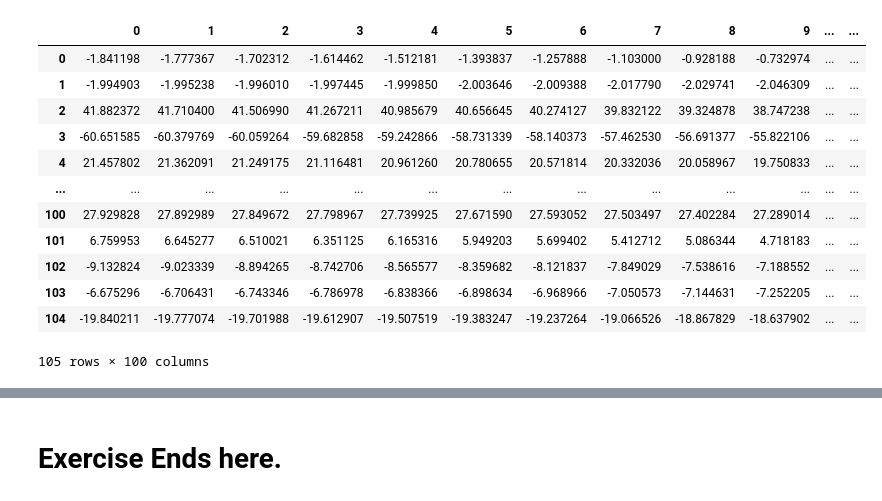
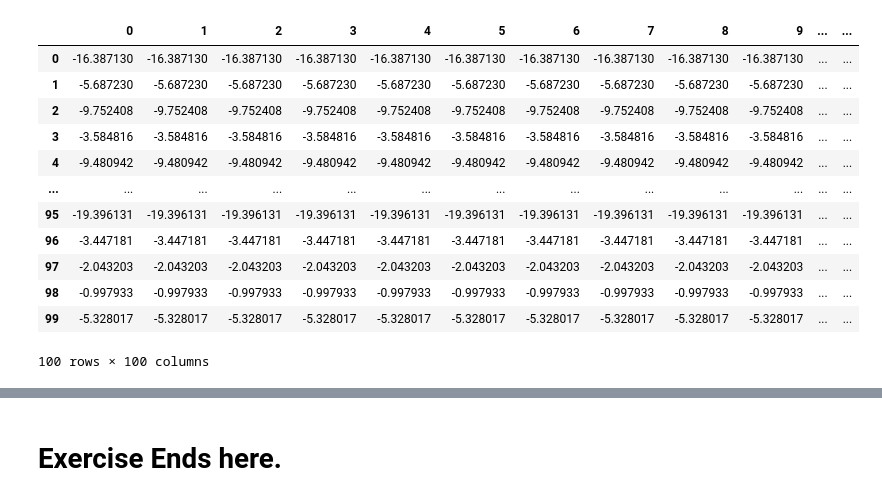
Before and after one commit to s6emschw/RM-project, a Jupyter notebook: Variance-Bias-Tradeoff.ipynb, the cells around one changed output, grey strips where cells are left out. Cells and saved outputs as stored; diff of their text form; code cells hidden in the pictures.

```diff
--- a/Variance-Bias-Tradeoff.ipynb
+++ b/Variance-Bias-Tradeoff.ipynb
@@ -69,52 +69,52 @@ array([1.00000000e-02, 1.09749877e-02, 1.20450354e-02, 1.32194115e-02,
        5.21400829e+01, 5.72236766e+01, 6.28029144e+01, 6.89261210e+01,
        7.56463328e+01, 8.30217568e+01, 9.11162756e+01, 1.00000000e+02])
 # %%
-np.random.seed(120)
+np.random.seed(900)
 
 n = 30
 p = 35
 min_cor = 0  # we have not included multicollinearity in our analysis yet.
 max_cor = 0
 true_betas = np.repeat(5, p)
-iterations = 105
+iterations = 100
 
-y_true_train, y_noise_train, X_train, df_train = get_sim_data(p, n, min_cor, max_cor, true_betas) # get training data
-alphas = np.logspace(-2,6,100)
+y_true_test, y_noise_test, X_test, df_test= get_sim_data(p, n, min_cor, max_cor, true_betas) # get training data
+alphas = np.logspace(-13,1,100)
 
 
 store_predictions_list = []
 
 for i in range(iterations):
 
     store_predictions = []
 
-    y_true_test, y_noise_test, X_test, df_test = get_sim_data(p, n, min_cor, max_cor, true_betas) # get test data
+    y_true_train, y_noise_train, X_train, df_train = get_sim_data(p, n, min_cor, max_cor, true_betas) # get test data
 
     for a in alphas:
 
         ridge = Ridge(alpha=a).fit(X_train, y_noise_train)
         ridge_predict = ridge.predict(X_test)
         ridge_predict_select = ridge_predict[14]
         store_predictions.append(ridge_predict_select)
 
     store_predictions_list.append(store_predictions)
 
 store_predictions_df = pd.DataFrame(store_predictions_list)
 
 
 
 store_predictions_df
 # %% [output]
 |  | 0 | 1 | 2 | 3 | 4 | 5 | 6 | 7 | 8 | 9 | ... | ... |
-| 0 | -1.841198 | -1.777367 | -1.702312 | -1.614462 | -1.512181 | -1.393837 | -1.257888 | -1.103000 | -0.928188 | -0.732974 | ... | ... |
-| 1 | -1.994903 | -1.995238 | -1.996010 | -1.997445 | -1.999850 | -2.003646 | -2.009388 | -2.017790 | -2.029741 | -2.046309 | ... | ... |
-| 2 | 41.882372 | 41.710400 | 41.506990 | 41.267211 | 40.985679 | 40.656645 | 40.274127 | 39.832122 | 39.324878 | 38.747238 | ... | ... |
-| 3 | -60.651585 | -60.379769 | -60.059264 | -59.682858 | -59.242866 | -58.731339 | -58.140373 | -57.462530 | -56.691377 | -55.822106 | ... | ... |
-| 4 | 21.457802 | 21.362091 | 21.249175 | 21.116481 | 20.961260 | 20.780655 | 20.571814 | 20.332036 | 20.058967 | 19.750833 | ... | ... |
+| 0 | -16.387130 | -16.387130 | -16.387130 | -16.387130 | -16.387130 | -16.387130 | -16.387130 | -16.387130 | -16.387130 | -16.387130 | ... | ... |
+| 1 | -5.687230 | -5.687230 | -5.687230 | -5.687230 | -5.687230 | -5.687230 | -5.687230 | -5.687230 | -5.687230 | -5.687230 | ... | ... |
+| 2 | -9.752408 | -9.752408 | -9.752408 | -9.752408 | -9.752408 | -9.752408 | -9.752408 | -9.752408 | -9.752408 | -9.752408 | ... | ... |
+| 3 | -3.584816 | -3.584816 | -3.584816 | -3.584816 | -3.584816 | -3.584816 | -3.584816 | -3.584816 | -3.584816 | -3.584816 | ... | ... |
+| 4 | -9.480942 | -9.480942 | -9.480942 | -9.480942 | -9.480942 | -9.480942 | -9.480942 | -9.480942 | -9.480942 | -9.480942 | ... | ... |
 | ... | ... | ... | ... | ... | ... | ... | ... | ... | ... | ... | ... | ... |
-| 100 | 27.929828 | 27.892989 | 27.849672 | 27.798967 | 27.739925 | 27.671590 | 27.593052 | 27.503497 | 27.402284 | 27.289014 | ... | ... |
-| 101 | 6.759953 | 6.645277 | 6.510021 | 6.351125 | 6.165316 | 5.949203 | 5.699402 | 5.412712 | 5.086344 | 4.718183 | ... | ... |
-| 102 | -9.132824 | -9.023339 | -8.894265 | -8.742706 | -8.565577 | -8.359682 | -8.121837 | -7.849029 | -7.538616 | -7.188552 | ... | ... |
-| 103 | -6.675296 | -6.706431 | -6.743346 | -6.786978 | -6.838366 | -6.898634 | -6.968966 | -7.050573 | -7.144631 | -7.252205 | ... | ... |
-| 104 | -19.840211 | -19.777074 | -19.701988 | -19.612907 | -19.507519 | -19.383247 | -19.237264 | -19.066526 | -18.867829 | -18.637902 | ... | ... |
+| 95 | -19.396131 | -19.396131 | -19.396131 | -19.396131 | -19.396131 | -19.396131 | -19.396131 | -19.396131 | -19.396131 | -19.396131 | ... | ... |
+| 96 | -3.447181 | -3.447181 | -3.447181 | -3.447181 | -3.447181 | -3.447181 | -3.447181 | -3.447181 | -3.447181 | -3.447181 | ... | ... |
+| 97 | -2.043203 | -2.043203 | -2.043203 | -2.043203 | -2.043203 | -2.043203 | -2.043203 | -2.043203 | -2.043203 | -2.043203 | ... | ... |
+| 98 | -0.997933 | -0.997933 | -0.997933 | -0.997933 | -0.997933 | -0.997933 | -0.997933 | -0.997933 | -0.997933 | -0.997933 | ... | ... |
+| 99 | -5.328017 | -5.328017 | -5.328017 | -5.328017 | -5.328017 | -5.328017 | -5.328017 | -5.328017 | -5.328017 | -5.328017 | ... | ... |
-105 rows × 100 columns
+100 rows × 100 columns
```
Also changed, not shown: parts of 9 cells of this notebook.
